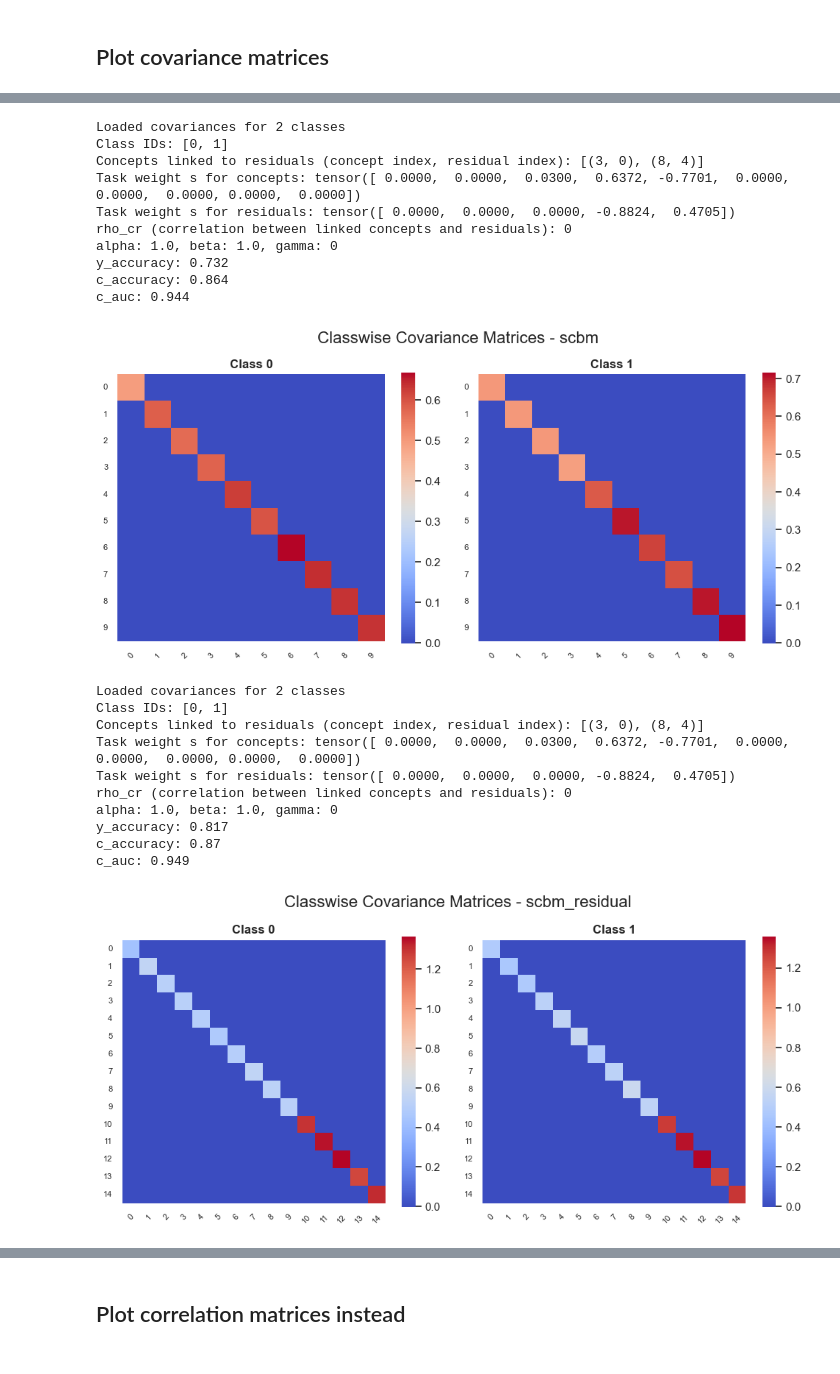
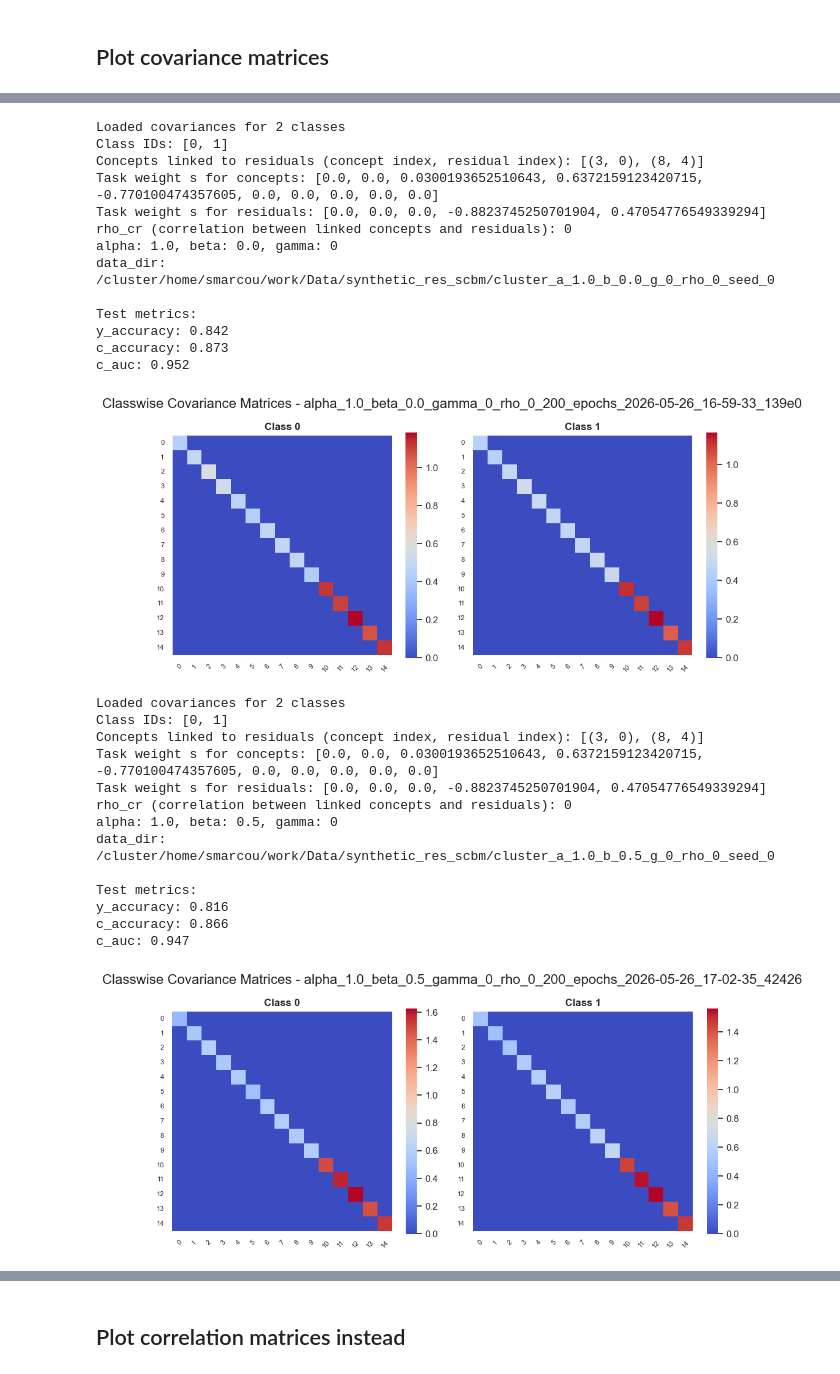
Before and after one commit to stephenmarcou/SCBM_implementation, a Jupyter notebook: plot_classwise_covariances.ipynb, the cells around one changed output, grey strips where cells are left out. Saved outputs shown, nothing was run; the diff lists cells and outputs as text; code cells hidden in the pictures.

Commit message:
changed save name of synthetic data models and data file names

```diff
--- a/plot_classwise_covariances.ipynb
+++ b/plot_classwise_covariances.ipynb
@@ -168,37 +158,45 @@ torch.Size([10000])
 # %%
-models = [("synthetic_res_scbm", "scbm", "synthetic_res_scbm_200_epochs_2026-05-20_16-03-18_fcbad"),
-          ("synthetic_res_scbm", "scbm_residual", "synthetic_res_scbm_200_epochs_2026-05-20_16-03-20_2df95")]
+models = [("synthetic_res_scbm", "scbm_residual", "alpha_1.0_beta_0.0_gamma_0_rho_0_200_epochs_2026-05-26_16-59-33_139e0"),
+          ("synthetic_res_scbm", "scbm_residual", "alpha_1.0_beta_0.5_gamma_0_rho_0_200_epochs_2026-05-26_17-02-35_42426"),
+          ("synthetic_res_scbm", "scbm_residual", "alpha_1.0_beta_1.0_gamma_0_rho_0_200_epochs_2026-05-26_17-02-31_5ab20"),
+          ("synthetic_res_scbm", "scbm_residual", "alpha_1.0_beta_2.0_gamma_0_rho_0_200_epochs_2026-05-26_17-02-36_a8ffe")]
 
 for dataset, model, model_path in models:
     covariance_matrices = load_covariances(dataset, model, model_path)
     info = dataset_info(dataset, model, model_path)
     for key, value in info.items():
         print(f"{key}: {value}")
     metrics = test_metrics(dataset, model, model_path)
     print("\nTest metrics:")
     for key, value in metrics.items():
         print(f"{key}: {value}")
-    plot(covariance_matrices, model_name=model)
+    plot(covariance_matrices, model_name=model_path)
 # %% [output]
 Loaded covariances for 2 classes
 Class IDs: [0, 1]
 Concepts linked to residuals (concept index, residual index): [(3, 0), (8, 4)]
-Task weight s for concepts: tensor([ 0.0000,  0.0000,  0.0300,  0.6372, -0.7701,  0.0000,  0.0000,  0.0000, 0.0000,  0.0000])
-Task weight s for residuals: tensor([ 0.0000,  0.0000,  0.0000, -0.8824,  0.4705])
+Task weight s for concepts: [0.0, 0.0, 0.0300193652510643, 0.6372159123420715, -0.770100474357605, 0.0, 0.0, 0.0, 0.0, 0.0]
+Task weight s for residuals: [0.0, 0.0, 0.0, -0.8823745250701904, 0.47054776549339294]
 rho_cr (correlation between linked concepts and residuals): 0
-alpha: 1.0, beta: 1.0, gamma: 0
-y_accuracy: 0.732
-c_accuracy: 0.864
-c_auc: 0.944
+alpha: 1.0, beta: 0.0, gamma: 0
+data_dir: /cluster/home/smarcou/work/Data/synthetic_res_scbm/cluster_a_1.0_b_0.0_g_0_rho_0_seed_0
+
+Test metrics:
+y_accuracy: 0.842
+c_accuracy: 0.873
+c_auc: 0.952
-[figure, old version]
+[figure, new version]
 Loaded covariances for 2 classes
 Class IDs: [0, 1]
 Concepts linked to residuals (concept index, residual index): [(3, 0), (8, 4)]
-Task weight s for concepts: tensor([ 0.0000,  0.0000,  0.0300,  0.6372, -0.7701,  0.0000,  0.0000,  0.0000, 0.0000,  0.0000])
-Task weight s for residuals: tensor([ 0.0000,  0.0000,  0.0000, -0.8824,  0.4705])
+Task weight s for concepts: [0.0, 0.0, 0.0300193652510643, 0.6372159123420715, -0.770100474357605, 0.0, 0.0, 0.0, 0.0, 0.0]
+Task weight s for residuals: [0.0, 0.0, 0.0, -0.8823745250701904, 0.47054776549339294]
 rho_cr (correlation between linked concepts and residuals): 0
-alpha: 1.0, beta: 1.0, gamma: 0
-y_accuracy: 0.817
-c_accuracy: 0.87
-c_auc: 0.949
+alpha: 1.0, beta: 0.5, gamma: 0
+data_dir: /cluster/home/smarcou/work/Data/synthetic_res_scbm/cluster_a_1.0_b_0.5_g_0_rho_0_seed_0
+
+Test metrics:
+y_accuracy: 0.816
+c_accuracy: 0.866
+c_auc: 0.947
-[figure, old version]
+[figure, new version]
```
Also changed, not shown: parts of 5 cells of this notebook, 1 other file.
